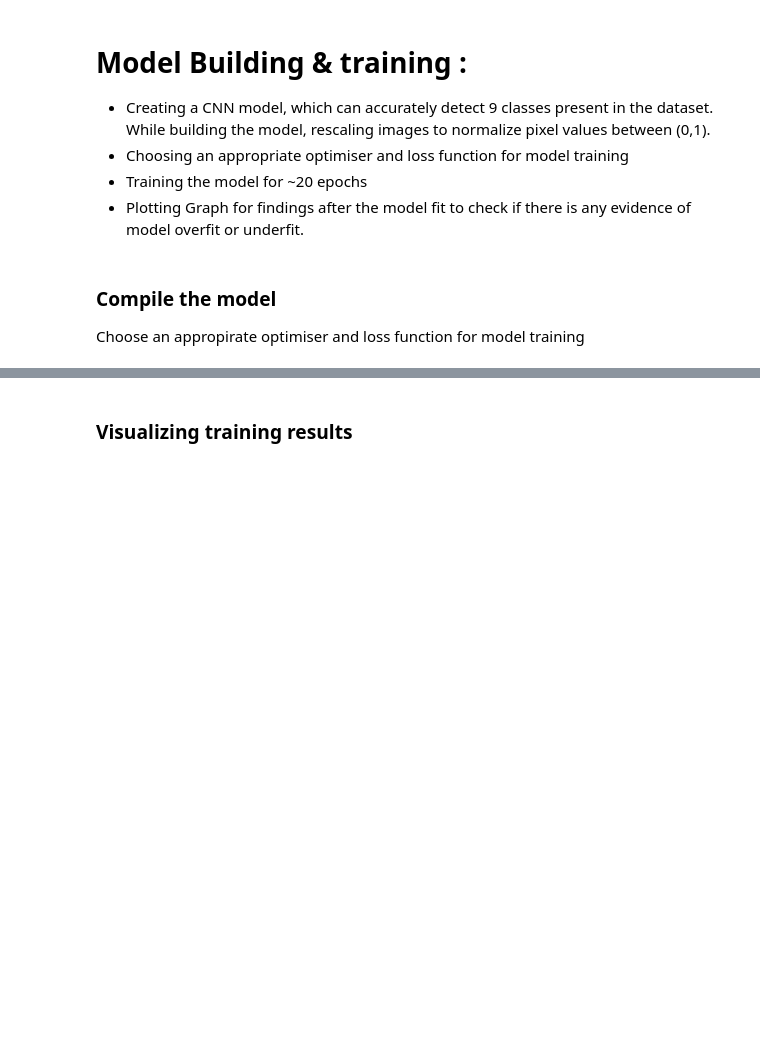
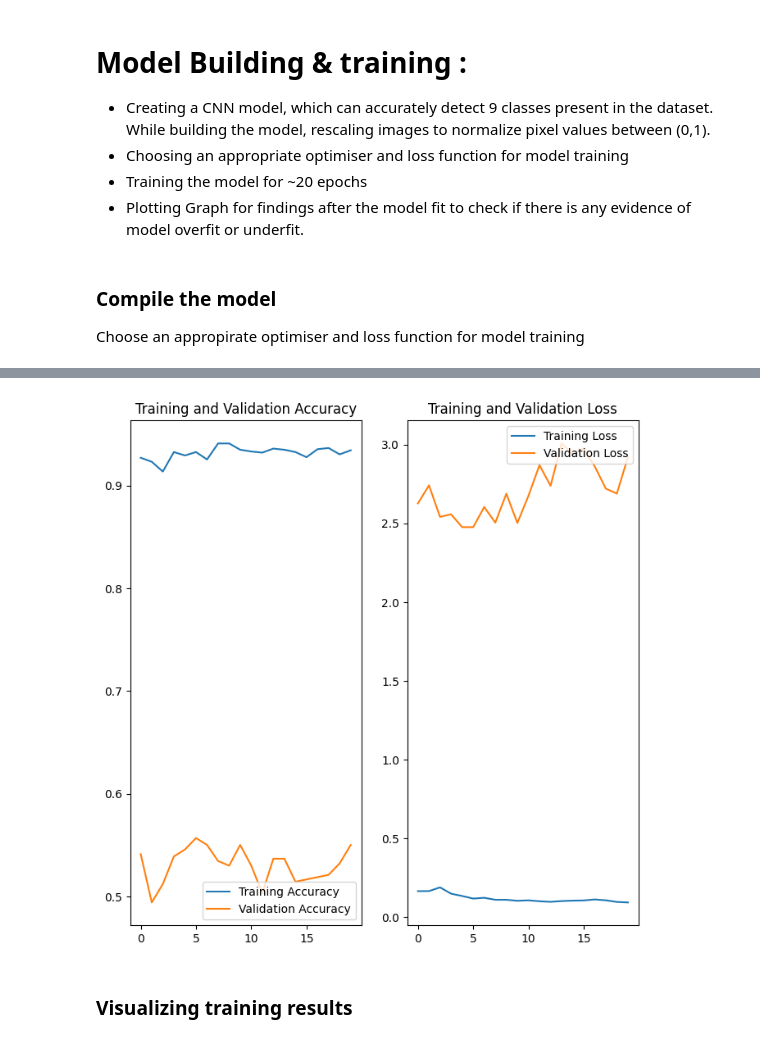
Before and after one commit to changshuren/Convolutional-Neural-Networks, a Jupyter notebook: Shu_Ren_Chang_nn_Skin_Cancer_v3.ipynb, the cells around one changed output, grey strips where cells are left out. Saved outputs shown, nothing was run; the diff lists cells and outputs as text; code cells hidden in the pictures; blank space fills up the shorter version.

```diff
--- a/Shu_Ren_Chang_nn_Skin_Cancer_v3.ipynb
+++ b/Shu_Ren_Chang_nn_Skin_Cancer_v3.ipynb
@@ -295,3 +296,10 @@ Choose an appropirate optimiser and loss function for model training
 model.compile(optimizer='your_optimser',
               loss=your_loss_function_goes_here,
               metrics=['accuracy'])
+# %%
+# Compiled the model
+model.compile(optimizer='adam',
+              loss=tf.keras.losses.SparseCategoricalCrossentropy(),
+              metrics=['accuracy'])
+# Printed the model summary
+model.summary()
@@ -310,3 +371,8 @@ history = model.fit(
+# %%
+# Visualizing training results
+plot_cnn_metrics(history,epochs)
+# %% [output]
+[figure, added]
 # %% [markdown]
 ### Visualizing training results
 # %%
```
Also changed, not shown: parts of 6 cells of this notebook.
